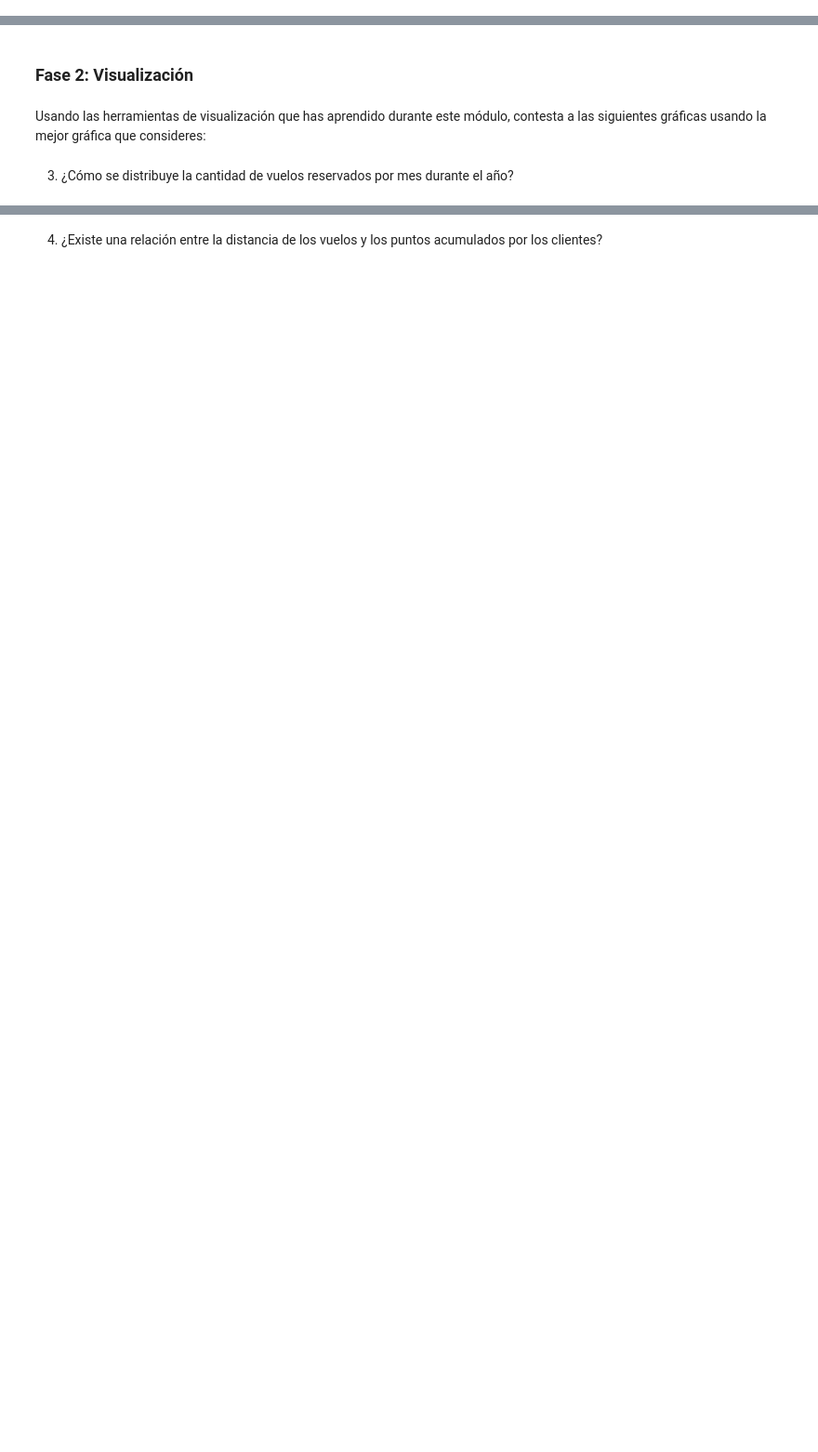
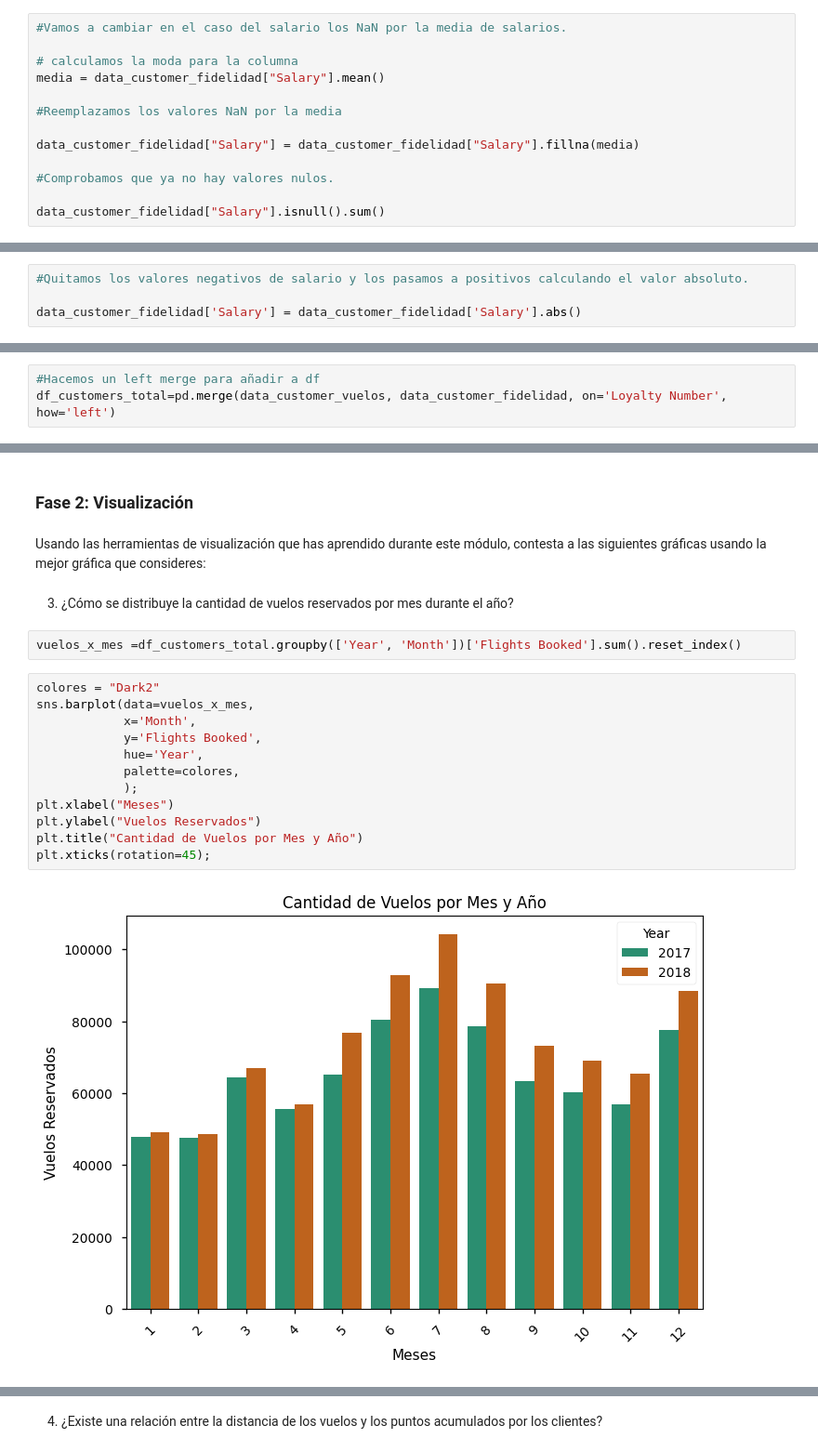
Before and after one commit to spinelf/Promo-H-DA-modulo3-evaluacion-final-SilviaPinel, a Jupyter notebook: Ejercicio_final_modulo3_SilviaPinel.ipynb, the cells around one changed output, grey strips where cells are left out. Shown at 93% size. Cells and saved outputs as stored; diff of their text form; blank space fills up the shorter version.

```diff
--- a/Ejercicio_final_modulo3_SilviaPinel.ipynb
+++ b/Ejercicio_final_modulo3_SilviaPinel.ipynb
@@ -20,0 +345,13 @@
+# %%
+#Vamos a cambiar en el caso del salario los NaN por la media de salarios.
+
+# calculamos la moda para la columna
+media = data_customer_fidelidad["Salary"].mean()
+
+#Reemplazamos los valores NaN por la media
+
+data_customer_fidelidad["Salary"] = data_customer_fidelidad["Salary"].fillna(media)
+
+#Comprobamos que ya no hay valores nulos.
+
+data_customer_fidelidad["Salary"].isnull().sum()
@@ -20,0 +375,4 @@
+# %%
+#Quitamos los valores negativos de salario y los pasamos a positivos calculando el valor absoluto.
+
+data_customer_fidelidad['Salary'] = data_customer_fidelidad['Salary'].abs()
@@ -20,0 +385,3 @@
+# %%
+#Hacemos un left merge para añadir a df
+df_customers_total=pd.merge(data_customer_vuelos, data_customer_fidelidad, on='Loyalty Number', how='left')
@@ -25,3 +617,19 @@ Usando las herramientas de visualización que has aprendido durante este módulo
 siguientes gráficas usando la mejor gráfica que consideres:
 # %% [markdown]
 3. ¿Cómo se distribuye la cantidad de vuelos reservados por mes durante el año?
+# %%
+vuelos_x_mes =df_customers_total.groupby(['Year', 'Month'])['Flights Booked'].sum().reset_index()
+# %%
+colores = "Dark2"
+sns.barplot(data=vuelos_x_mes,
+            x='Month',
+            y='Flights Booked',
+            hue='Year',
+            palette=colores,
+            );
+plt.xlabel("Meses")
+plt.ylabel("Vuelos Reservados")
+plt.title("Cantidad de Vuelos por Mes y Año")
+plt.xticks(rotation=45);
+# %% [output]
+[figure, added]
```
Also changed, not shown: parts of 70 cells of this notebook, 19 other files.
